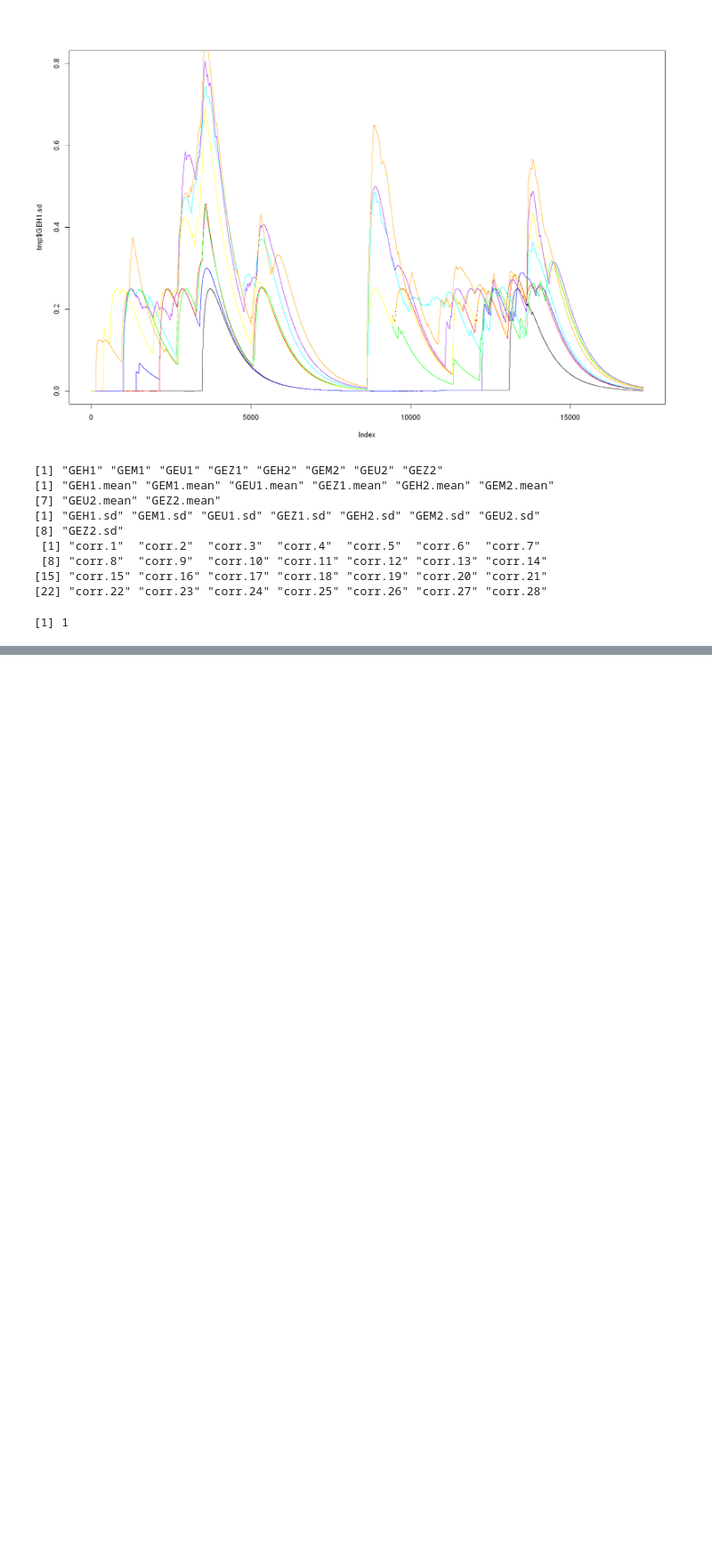
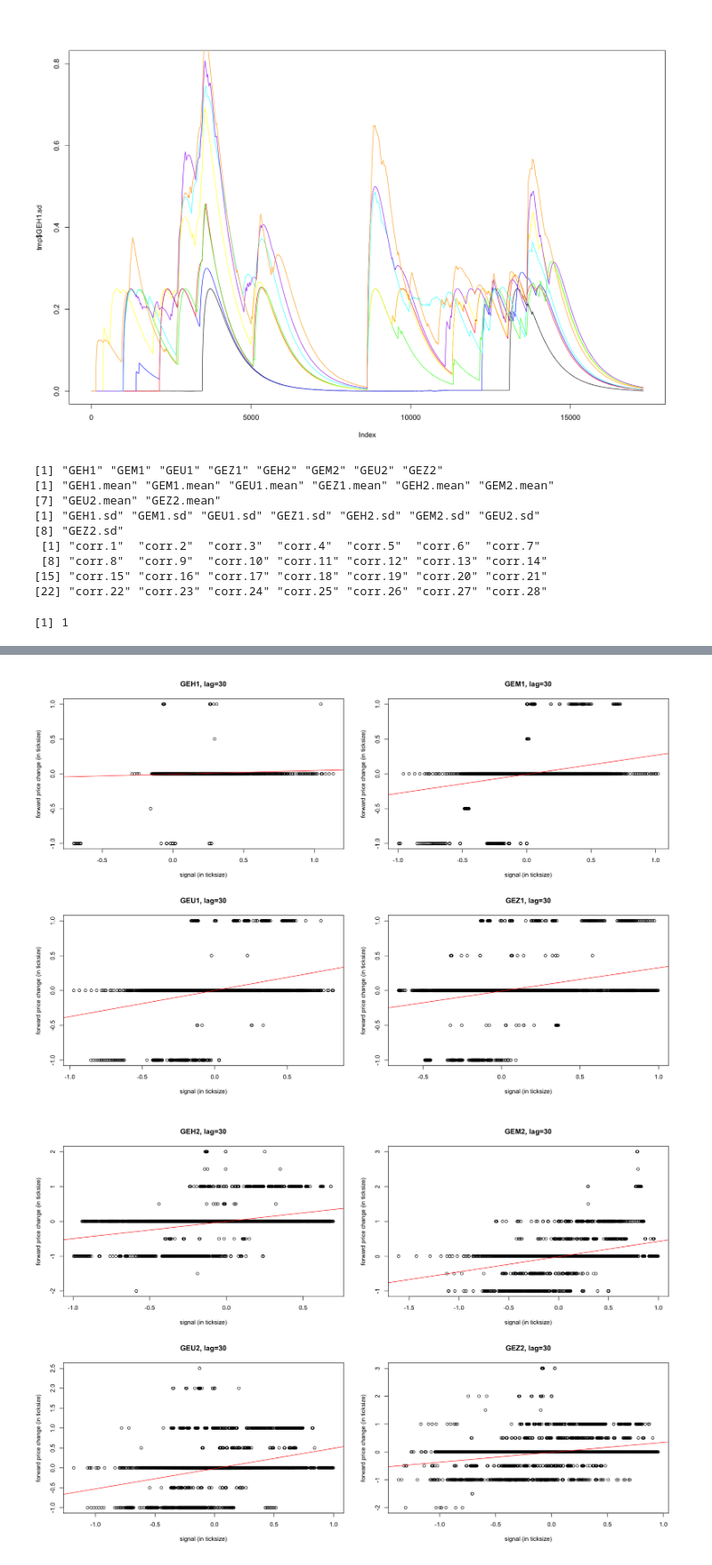
Before and after one commit to xcli17/ORF545-Final, a Jupyter notebook: Homework Final.ipynb, the cells around one changed output, grey strips where cells are left out. Shown at 89% size. Saved outputs shown, nothing was run; the diff lists cells and outputs as text; code cells hidden in the pictures; blank space fills up the shorter version.

```diff
--- a/Homework Final.ipynb
+++ b/Homework Final.ipynb
@@ -146,0 +161,5 @@ A data.frame: 6 × 69
+# %%
+lr.plot(syms,30,tmp)
+# %% [output]
+[figure, added]
+[figure, added]
```
Also changed, not shown: parts of 9 cells of this notebook, 3 other files.
